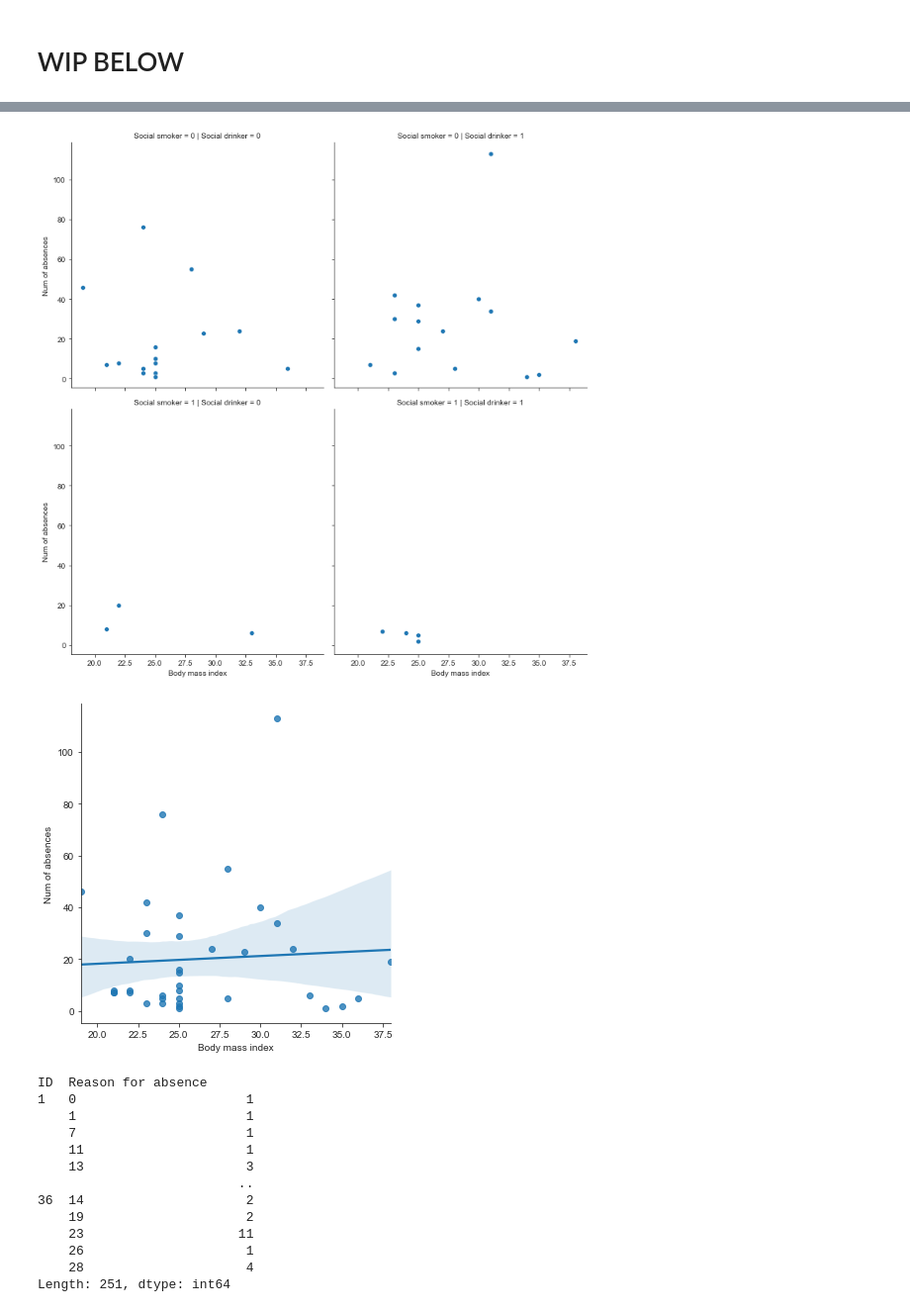
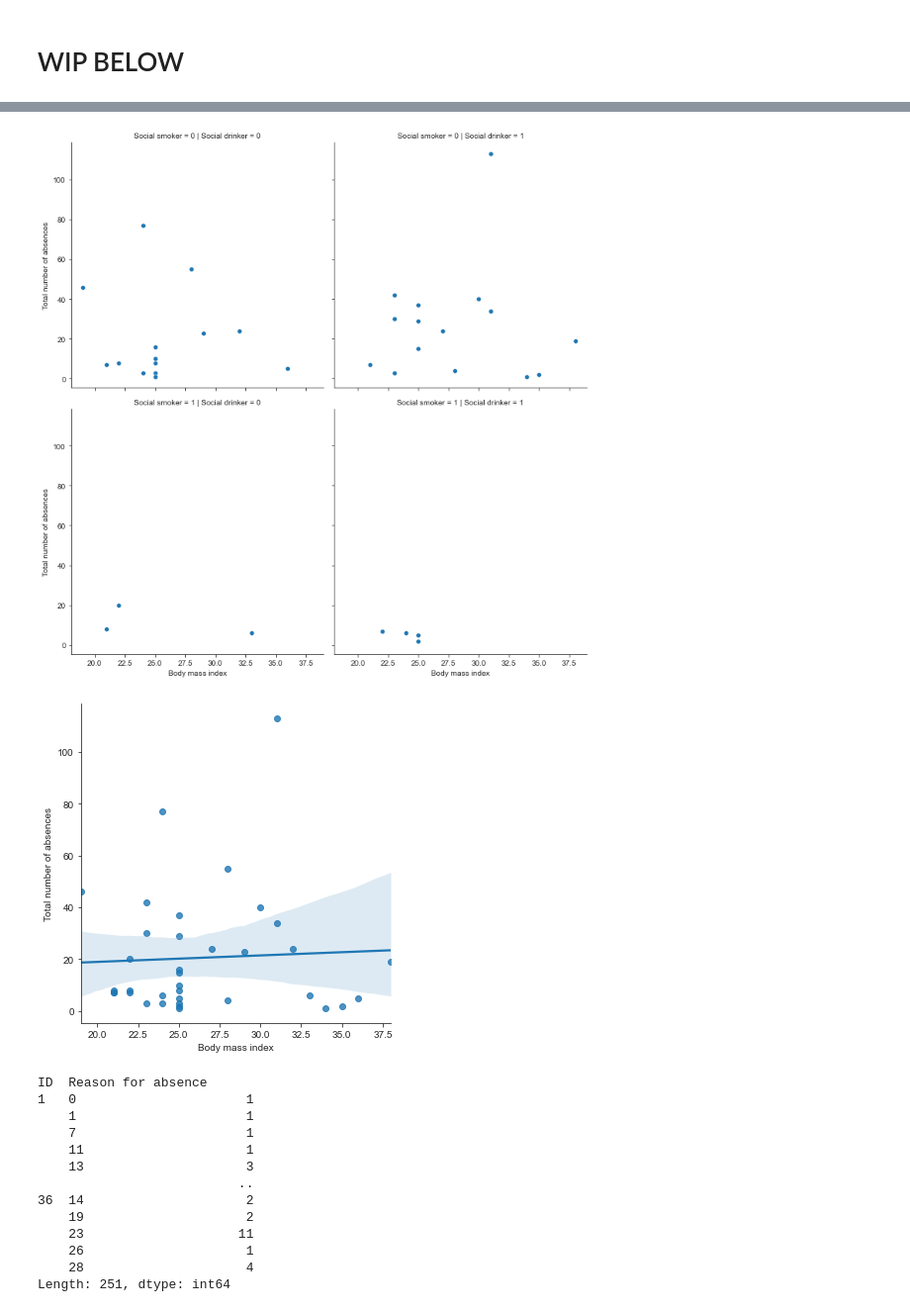
Before and after one commit to diweiho/Absenteeism-at-work, a Jupyter notebook: analysis.ipynb, the cells around one changed output, grey strips where cells are left out. Shown at 99% size. Saved outputs shown, nothing was run; the diff lists cells and outputs as text; code cells hidden in the pictures.

Commit message:
fixed error in raw data, Q3 done

```diff
--- a/analysis.ipynb
+++ b/analysis.ipynb
@@ -15,6 +16,11 @@ pd.options.display.max_columns = None
 # %%
 # Load the dataset
 df = pd.read_csv('Dataset\Absenteeism_at_work.csv', delimiter=';')
+
+# Correcting an erroneous entry in row 51
+# 'ID' erroneously set to 29 instead of 28; for evidence, compare with values in rows 52 and 592
+df.loc[51,'ID'] = 28
+
 df.head()
 # %% [output]
 |  | ID | Reason for absence | Month of absence | Day of the week | Seasons | Transportation expense | ... |
@@ -267,0 +270,18 @@ plt.show()
+# %%
+# Creating a new dataframe focused on each ID
+col_to_extract = ['ID','Age','Service time','Distance from Residence to Work',
+                  'Education', 'Son', 'Social drinker', 'Social smoker',
+                  'Pet', 'Weight', 'Height', 'Body mass index']
+
+summ_df = df.groupby('ID').agg({
+                'Absenteeism time in hours':'sum',
+                'ID':'size'})
+summ_df = summ_df.rename(columns={
+                'Absenteeism time in hours':'Total absenteeism hours',
+                'ID':'Total number of absences'}).reset_index()
+summ_df = summ_df.merge(df[col_to_extract], on='ID', how='left')
+summ_df = summ_df.drop_duplicates().reset_index(drop=True).rename(columns={
+                'Son':'Number of children',
+                'Pet':'Number of pets'})
+
+summ_df.describe()
@@ -268,15 +328,2 @@ plt.show()
 # %% [markdown]
 # WIP BELOW
-# %%
-# Creating a new dataframe focused on each ID
-col_to_extract = ['ID','Age','Service time','Distance from Residence to Work',
-                  'Education', 'Son', 'Social drinker', 'Social smoker',
-                  'Pet', 'Weight', 'Height', 'Body mass index']
-
-summ_dict = {'Num of absences':df.groupby('ID').size()}
-summ_df = pd.DataFrame(summ_dict)
-summ_df = summ_df.merge(df[col_to_extract], on='ID', how='left').drop_duplicates().reset_index(drop=True)
-
-# Quick check on data
-summ_df.hist(figsize=(10,10), bins=10)
-plt.show()
@@ -286,12 +331,12 @@ plt.show()
 # maybe a heatmap of correlations?
 # %%
 # sns.barplot(x='ID', y='Num of absences', data=summ_df)
-sns.relplot(x='Body mass index', y='Num of absences', col='Social drinker', row='Social smoker', data=summ_df)
-sns.lmplot(x='Body mass index', y='Num of absences', data=summ_df)
+sns.relplot(x='Body mass index', y='Total number of absences', col='Social drinker', row='Social smoker', data=summ_df)
+sns.lmplot(x='Body mass index', y='Total number of absences', data=summ_df)
 plt.show()
 # %% [output]
-[figure, old version]
+[figure, new version]
-[figure, old version]
+[figure, new version]
 # %%
 # TBC, looking at most commmon absentee reason for each employee
 
```
Also changed, not shown: parts of 10 cells of this notebook.
